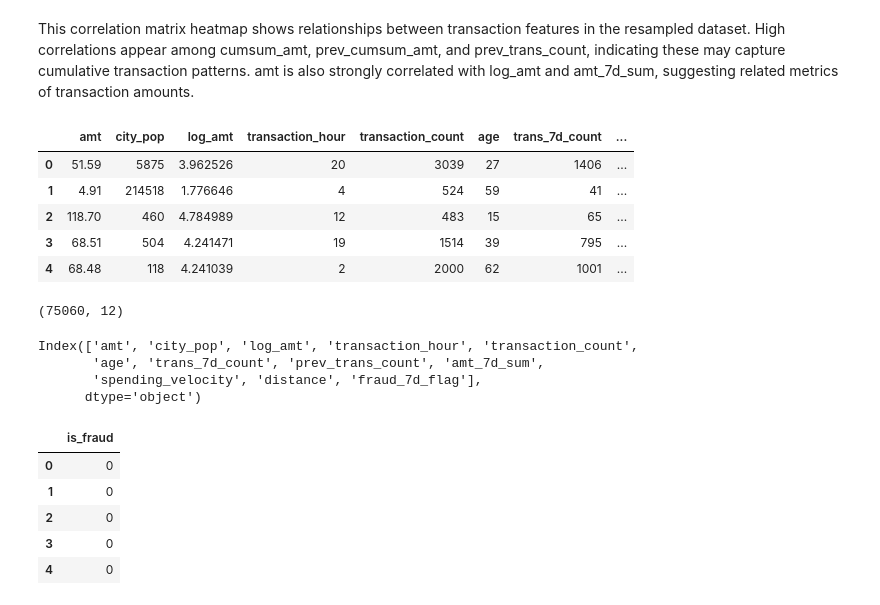
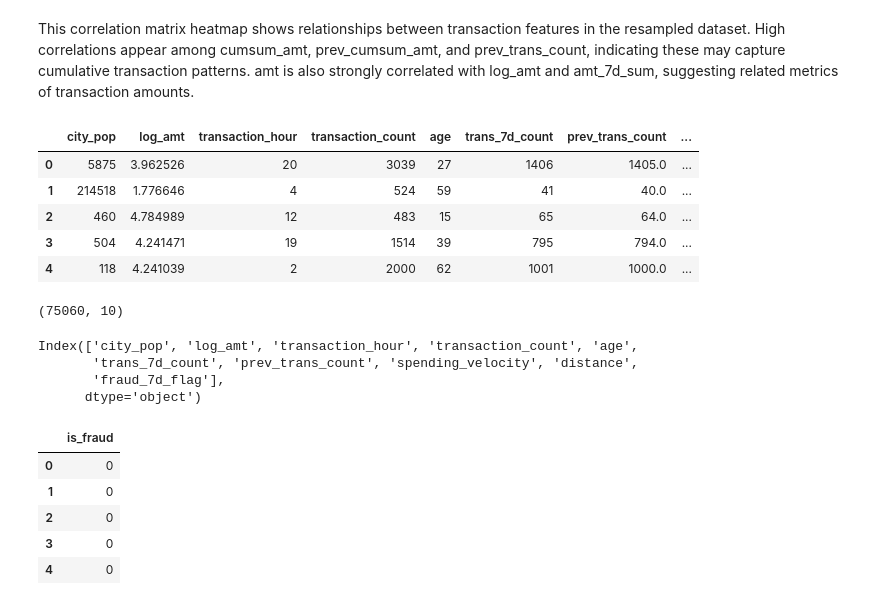
Before and after one commit to Tarina03/mastercard_fraud_detection, a Jupyter notebook: Mastercard1_CreditCardFraudDetection.ipynb, the cells around one changed output. Cells and saved outputs as stored; diff of their text form; code cells hidden in the pictures.

```diff
--- a/Mastercard1_CreditCardFraudDetection.ipynb
+++ b/Mastercard1_CreditCardFraudDetection.ipynb
@@ -522,26 +597,26 @@ plt.show()
 # %% [markdown]
 This correlation matrix heatmap shows relationships between transaction features in the resampled dataset. High correlations appear among cumsum_amt, prev_cumsum_amt, and prev_trans_count, indicating these may capture cumulative transaction patterns. amt is also strongly correlated with log_amt and amt_7d_sum, suggesting related metrics of transaction amounts.
 # %%
-X_original = X_original.drop(['trans_date_trans_time', 'unix_time', 'fraudulent_transaction_count', 'multiple_fraud_flag',
+X_original = X_original.drop(['trans_date_trans_time','amt','amt_7d_sum', 'unix_time', 'fraudulent_transaction_count', 'multiple_fraud_flag',
                       'cumsum_amt', 'prev_cumsum_amt'], axis=1)
 X_original.head()
 # %% [output]
-|  | amt | city_pop | log_amt | transaction_hour | transaction_count | age | trans_7d_count | ... |
-| 0 | 51.59 | 5875 | 3.962526 | 20 | 3039 | 27 | 1406 | ... |
-| 1 | 4.91 | 214518 | 1.776646 | 4 | 524 | 59 | 41 | ... |
-| 2 | 118.70 | 460 | 4.784989 | 12 | 483 | 15 | 65 | ... |
-| 3 | 68.51 | 504 | 4.241471 | 19 | 1514 | 39 | 795 | ... |
-| 4 | 68.48 | 118 | 4.241039 | 2 | 2000 | 62 | 1001 | ... |
+|  | city_pop | log_amt | transaction_hour | transaction_count | age | trans_7d_count | prev_trans_count | ... |
+| 0 | 5875 | 3.962526 | 20 | 3039 | 27 | 1406 | 1405.0 | ... |
+| 1 | 214518 | 1.776646 | 4 | 524 | 59 | 41 | 40.0 | ... |
+| 2 | 460 | 4.784989 | 12 | 483 | 15 | 65 | 64.0 | ... |
+| 3 | 504 | 4.241471 | 19 | 1514 | 39 | 795 | 794.0 | ... |
+| 4 | 118 | 4.241039 | 2 | 2000 | 62 | 1001 | 1000.0 | ... |
 # %%
 X_original.shape
 # %% [output]
-(75060, 12)
+(75060, 10)
 # %%
 X_original.columns
 # %% [output]
-Index(['amt', 'city_pop', 'log_amt', 'transaction_hour', 'transaction_count',
-       'age', 'trans_7d_count', 'prev_trans_count', 'amt_7d_sum',
-       'spending_velocity', 'distance', 'fraud_7d_flag'],
+Index(['city_pop', 'log_amt', 'transaction_hour', 'transaction_count', 'age',
+       'trans_7d_count', 'prev_trans_count', 'spending_velocity', 'distance',
+       'fraud_7d_flag'],
       dtype='object')
 # %%
 y_original.head()
```
Also changed, not shown: parts of 29 cells of this notebook.
